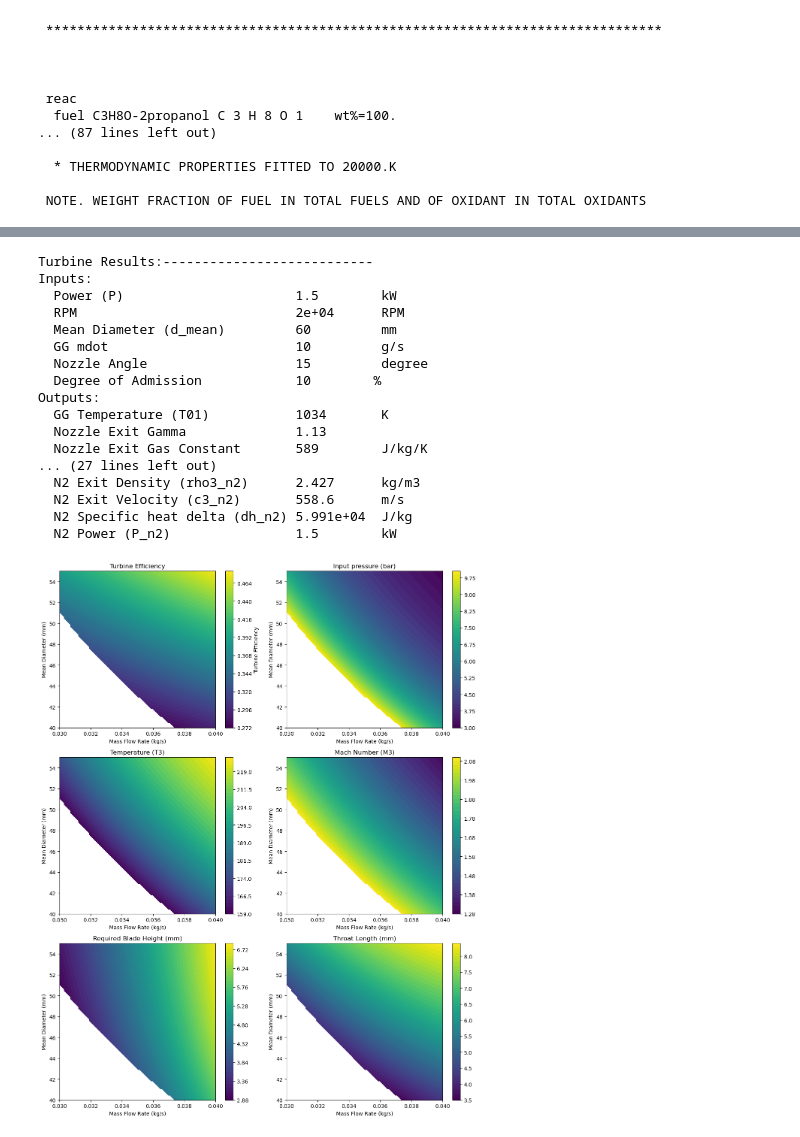
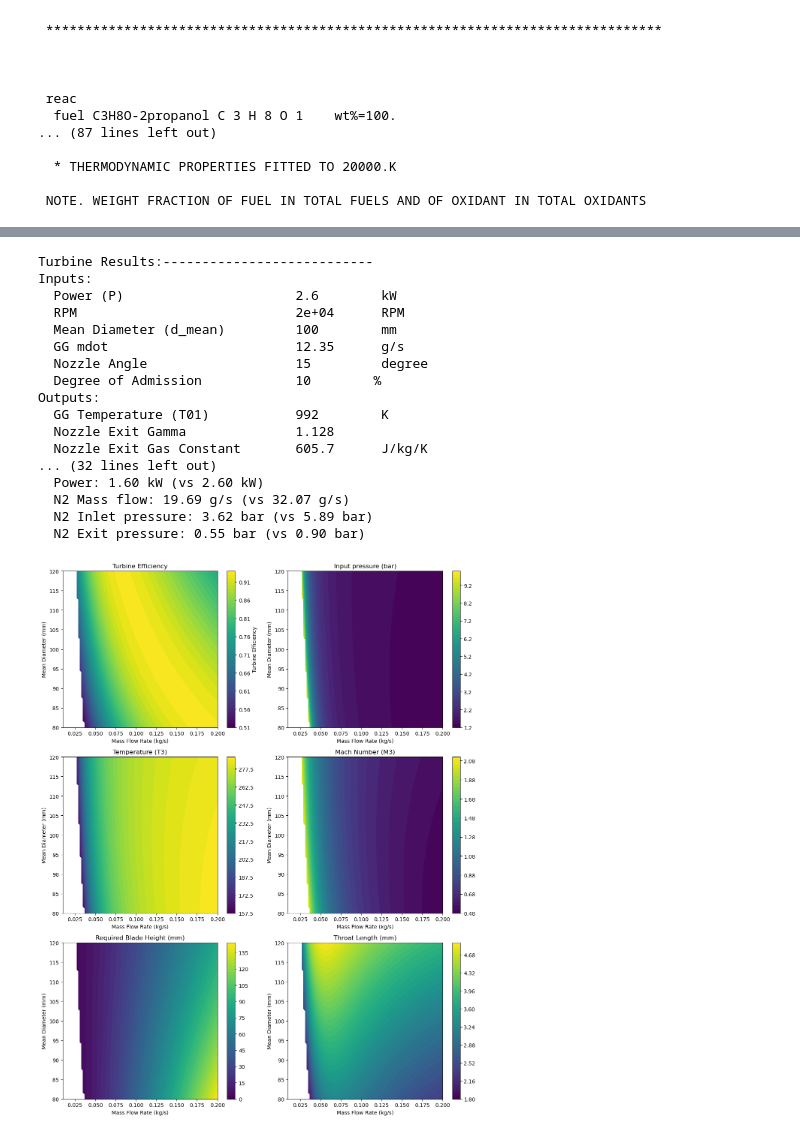
Before and after one commit to LpHiX/FYPTurbine, a Jupyter notebook: turbinesizer.ipynb, the cells around one changed output, grey strips where cells are left out. Drawn from its saved outputs; the diff is of its cells as text; code cells hidden in the pictures.

```diff
--- a/turbinesizer.ipynb
+++ b/turbinesizer.ipynb
@@ -807,4 +810,7 @@ Simulating diameter 150.0 mm (10/10)
 # %%
+from rocketcea.cea_obj_w_units import CEA_Obj
+from turbine import Turbine
+
 turbine_cea = CEA_Obj(
             oxName = "N2O",
             fuelName = "Isopropanol",
@@ -822,37 +828,41 @@ turbine_cea = CEA_Obj(
             make_debug_prints=False)
 
 stage = Turbine(
-            P=1500,       # W
-            RPM=20000,
-            d_mean_mm=60, # mm
-            mdot=0.01,     # kg/s
-            beta_deg=15,   # degrees
-            doa=0.1,       # degree of admission
-            p_e=1.5e5,
-        )
+    P=2600,       # W
+    RPM=20000,
+    d_mean_mm=100, # mm
+    mdot=0.01235,     # kg/s
+    beta_deg=15,   # degrees
+    doa=0.1,       # degree of admission
+    p_e=1.1e5,
+    )
 stage.from_gasgen(turbine_cea, OF=0.5)
 stage.pretty_print()
+stage.partload_rpm(17000)
 # %% [output]
 Turbine Results:---------------------------
 Inputs:
-  Power (P)                      1.5        kW
+  Power (P)                      2.6        kW
   RPM                            2e+04      RPM
-  Mean Diameter (d_mean)         60         mm
-  GG mdot                        10         g/s
+  Mean Diameter (d_mean)         100        mm
+  GG mdot                        12.35      g/s
   Nozzle Angle                   15         degree
   Degree of Admission            10        %
 Outputs:
-  GG Temperature (T01)           1034       K
-  Nozzle Exit Gamma              1.13
-  Nozzle Exit Gas Constant       589        J/kg/K
-... (27 lines left out)
-  N2 Exit Density (rho3_n2)      2.427      kg/m3
-  N2 Exit Velocity (c3_n2)       558.6      m/s
-  N2 Specific heat delta (dh_n2) 5.991e+04  J/kg
-  N2 Power (P_n2)                1.5        kW
+  GG Temperature (T01)           992        K
+  Nozzle Exit Gamma              1.128
+  Nozzle Exit Gas Constant       605.7      J/kg/K
+... (32 lines left out)
+  Power: 1.60 kW (vs 2.60 kW)
+  N2 Mass flow: 19.69 g/s (vs 32.07 g/s)
+  N2 Inlet pressure: 3.62 bar (vs 5.89 bar)
+  N2 Exit pressure: 0.55 bar (vs 0.90 bar)
 # %%
-diameters = np.linspace(40, 55, 100)
-massflows = np.linspace(0.03, 0.04, 100)
+import numpy as np
+import matplotlib.pyplot as plt
+
+diameters = np.linspace(80, 120, 100)
+massflows = np.linspace(0.01, 0.2, 100)
 
 # diameters = np.linspace(50, 70, 100)
 # massflows = np.linspace(0.015, 0.025, 100)
@@ -868,19 +878,19 @@ for i, diameter in enumerate(diameters):
     for j, mdot in enumerate(massflows):
         try:
             stage = Turbine(
-                P=1500,       # W
+                P=2600,       # W
                 RPM=20000,
                 d_mean_mm=diameter, # mm
                 mdot=mdot,     # kg/s
                 beta_deg=15,   # degrees
-                doa=0.2,       # degree of admission
+                doa=0.1,       # degree of admission
                 p_e=1.1e5,
                 )
             stage.from_inert_gas(
                 R=296.8,  # J/kg/K for N2
                 gam=1.4,
                 T01=300,  # K
-                nozzles=1
+                nozzles=2,
             )
             efficiencies[i, j] = stage.eff
             p01s[i, j] = stage.p01
@@ -977,33 +987,33 @@ axs[2, 1].set_title('Throat Length (mm)')
 # axs[3, 0].set_ylabel('Mean Diameter (mm)')
 # axs[3, 0].set_title('N2 Exit Pressure (bar)')
 
 # # N2 required exit temperature
 # out7_masked = np.ma.array(n2_t3s, mask=np.isnan(n2_t3s))
 # cs7 = axs[3, 1].contourf(massflows, diameters, out7_masked, levels=50, cmap='viridis')
 # fig.colorbar(cs7, ax=axs[3, 1])
 # axs[3, 1].set_xlabel('Mass Flow Rate (kg/s)')
 # axs[3, 1].set_ylabel('Mean Diameter (mm)')
 # axs[3, 1].set_title('N2 Exit Temperature (K)')
 
 # # N2 required mass flow rate
 # out8_masked = np.ma.array(n2_mdots, mask=np.isnan(n2_mdots))
 # cs8 = axs[4, 0].contourf(massflows, diameters, out8_masked * 1000, levels=50, cmap='viridis')
 # fig.colorbar(cs8, ax=axs[4, 0])
 # axs[4, 0].set_xlabel('Mass Flow Rate (kg/s)')
 # axs[4, 0].set_ylabel('Mean Diameter (mm)')
 # axs[4, 0].set_title('N2 Mass Flow Rate (g/s)')
 
 # # N2 required exit velocity
 # out9_masked = np.ma.array(n2_c3s, mask=np.isnan(n2_c3s))
 # cs9 = axs[4, 1].contourf(massflows, diameters, out9_masked, levels=50, cmap='viridis')
 # fig.colorbar(cs9, ax=axs[4, 1])
 # axs[4, 1].set_xlabel('Mass Flow Rate (kg/s)')
 # axs[4, 1].set_ylabel('Mean Diameter (mm)')
 # axs[4, 1].set_title('N2 Exit Velocity (m/s)')
 
 plt.tight_layout()
 plt.show()
 # %% [output]
-[figure, old version]
+[figure, new version]
 # %%
 stage = Turbine(
```
Also changed, not shown: parts of 5 cells of this notebook, 5 other files.
